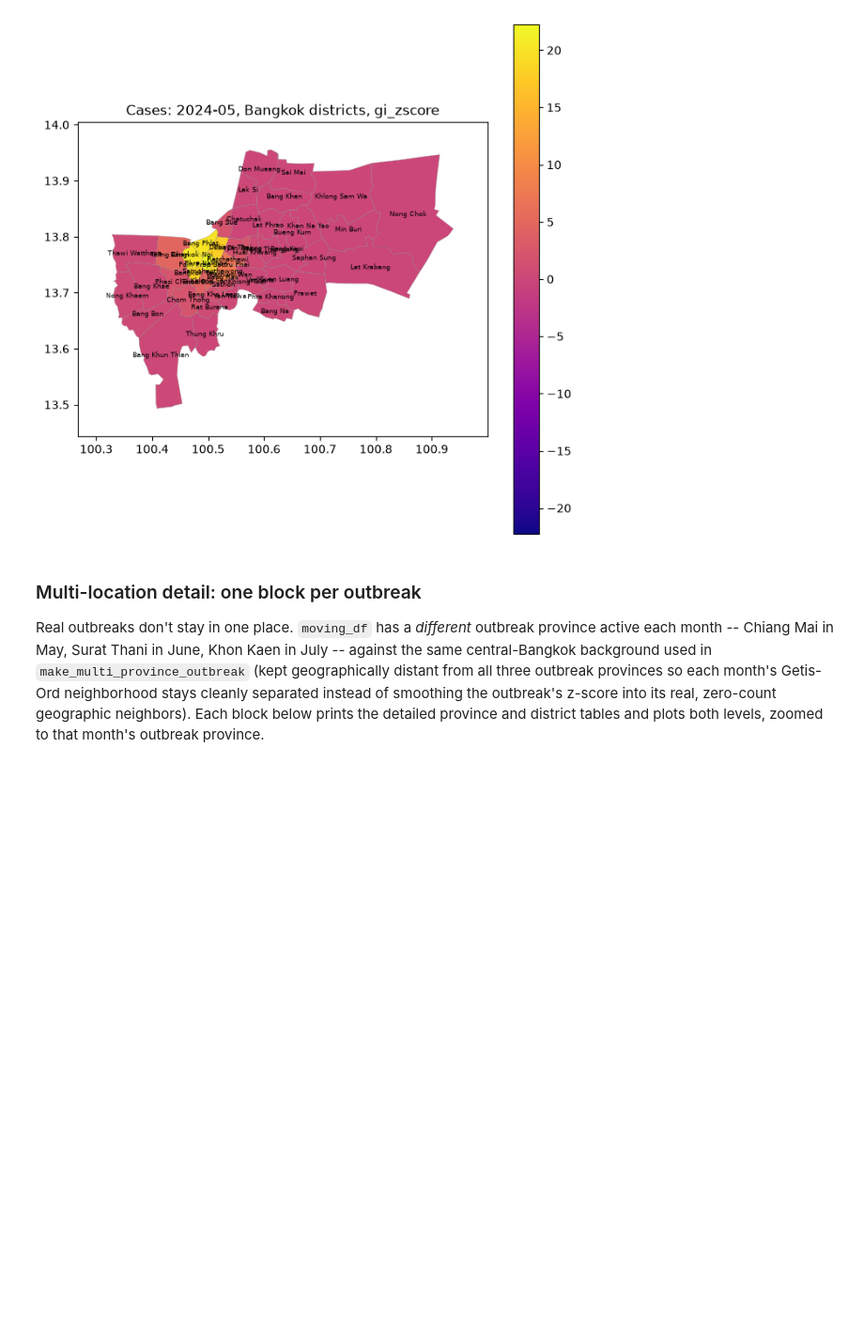
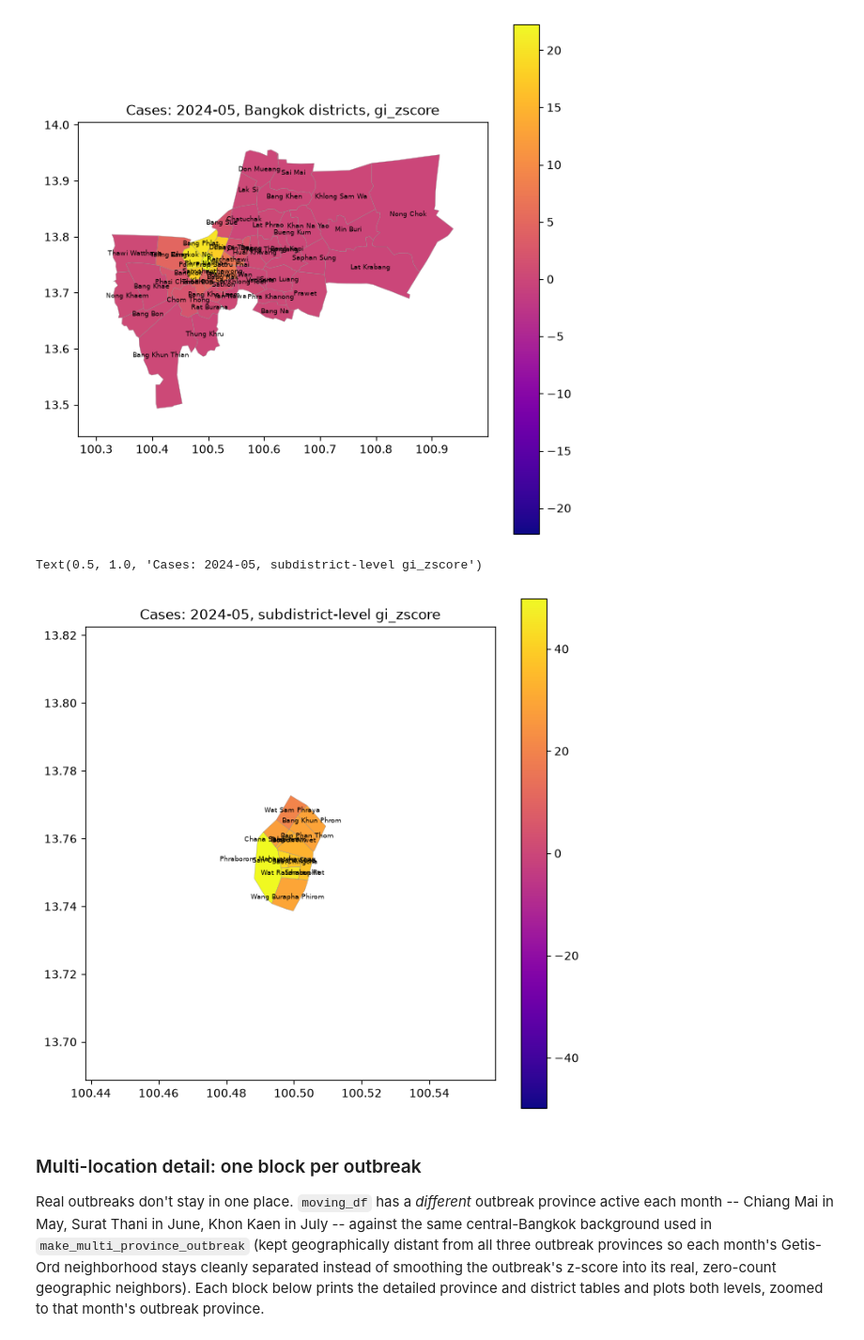
Before and after one commit to nongwarodom/spatialdetection, a Jupyter notebook: notebooks/quickstart.ipynb, the cells around one changed output. Shown at 94% size. Saved outputs shown, nothing was run; the diff lists cells and outputs as text; code cells hidden in the pictures; blank space fills up the shorter version.

```diff
--- a/notebooks/quickstart.ipynb
+++ b/notebooks/quickstart.ipynb
@@ -577,9 +609,11 @@ with warnings.catch_warnings():
     warnings.simplefilter("ignore", UserWarning)
     month_province = province_hotspots(month_df_bangkok, value_col="cases", k=5, permutations=199)
     month_district = district_hotspots(month_df_bangkok, value_col="cases", k=5, permutations=199)
+    month_subdistrict = subdistrict_hotspots(month_df_bangkok, value_col="cases", k=5, permutations=199)
 
 print_top(month_province, "province_en", f"Month {first_month!r} ({len(month_df_bangkok)} points), provinces", value_col="cases")
 print_top(month_district, "district_en", f"Month {first_month!r}, districts", value_col="cases")
+print_top(month_subdistrict, "subdistrict_en", f"Month {first_month!r}, subdistricts", value_col="cases")
 
 plot_hotspots(
     month_province, province="TH10", cmap="plasma", show_labels=True, label_fontsize=9, label_color="black"
@@ -608,6 +645,14 @@ plot_hotspots(
 # %% [output]
 Text(0.5, 1.0, 'Cases: 2024-05, Bangkok districts, gi_zscore')
 [figure]
+# %%
+plot_hotspots(
+    month_subdistrict, district=top_code(month_district, "district_code"), cmap="plasma",
+    show_labels=True, label_fontsize=6, label_color="black",
+).set_title(f"Cases: {first_month}, subdistrict-level gi_zscore")
+# %% [output]
+Text(0.5, 1.0, 'Cases: 2024-05, subdistrict-level gi_zscore')
+[figure, added]
 # %% [markdown]
 ### Multi-location detail: one block per outbreak
 
```
Also changed, not shown: parts of 16 cells of this notebook, 1 other file.
